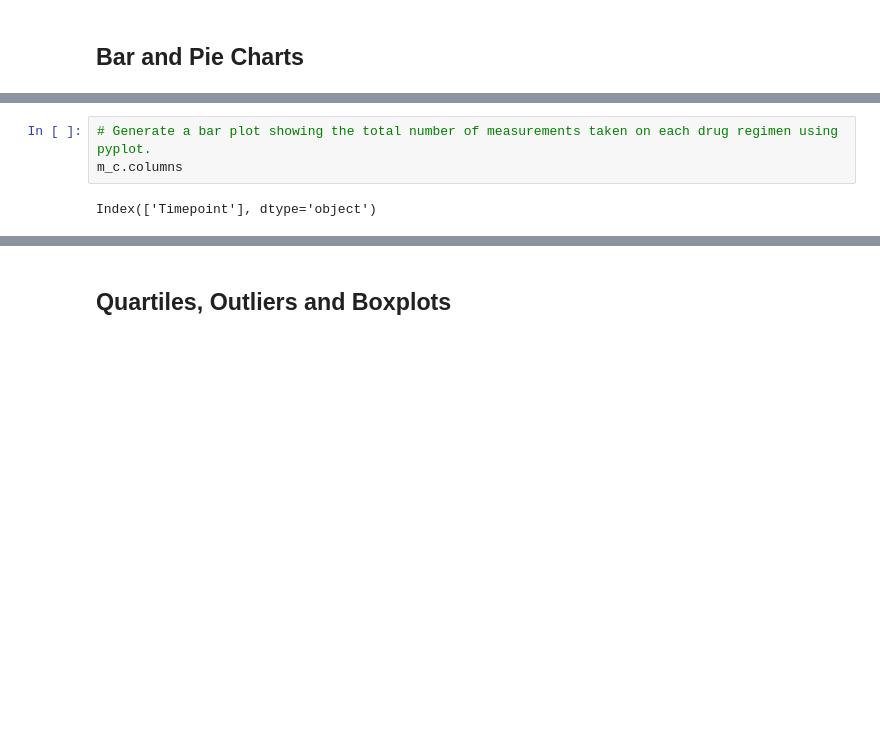
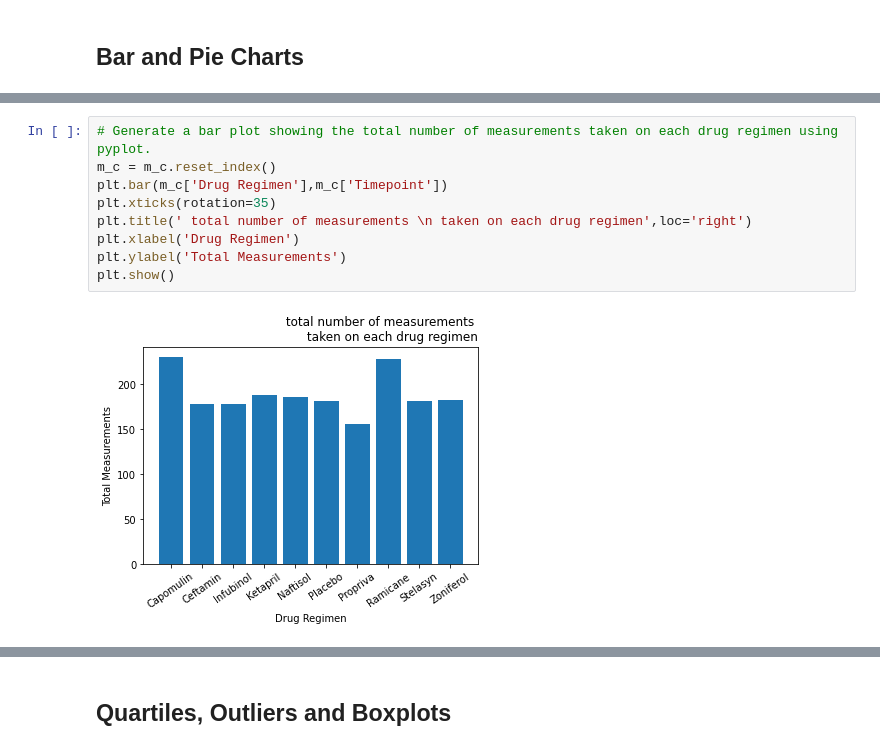
Before and after one commit to steskalja/Pymaceuticals, a Jupyter notebook: pymaceuticals.ipynb, the cells around one changed output, grey strips where cells are left out. Saved outputs shown, nothing was run; the diff lists cells and outputs as text; blank space fills up the shorter version.

```diff
--- a/pymaceuticals.ipynb
+++ b/pymaceuticals.ipynb
@@ -126,8 +137,14 @@ m_c.plot.bar()
 [figure]
 # %%
 # Generate a bar plot showing the total number of measurements taken on each drug regimen using pyplot.
-m_c.columns
+m_c = m_c.reset_index()
+plt.bar(m_c['Drug Regimen'],m_c['Timepoint'])
+plt.xticks(rotation=35)
+plt.title(' total number of measurements \n taken on each drug regimen',loc='right')
+plt.xlabel('Drug Regimen')
+plt.ylabel('Total Measurements')
+plt.show()
 # %% [output]
-Index(['Timepoint'], dtype='object')
+[figure, added]
 # %%
 # Generate a pie plot showing the distribution of female versus male mice using pandas
```
Also changed, not shown: parts of 5 cells of this notebook.
